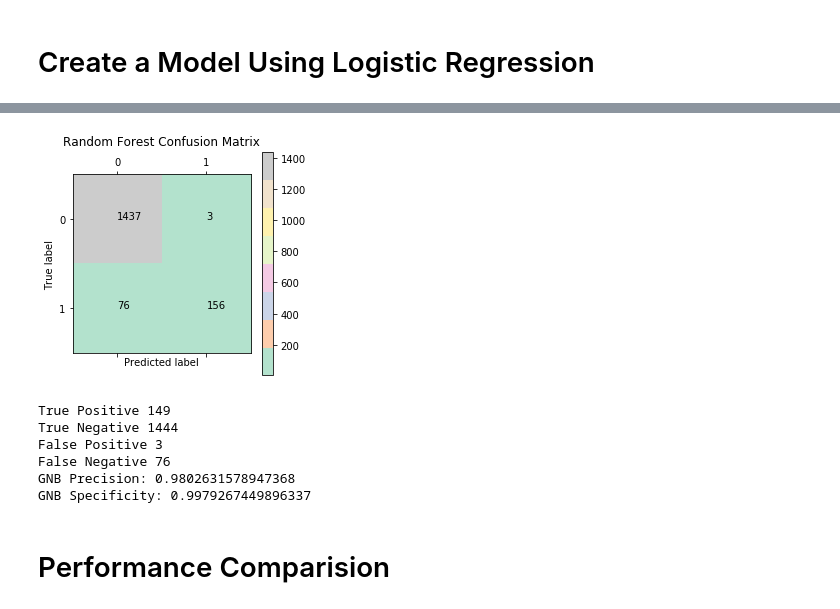
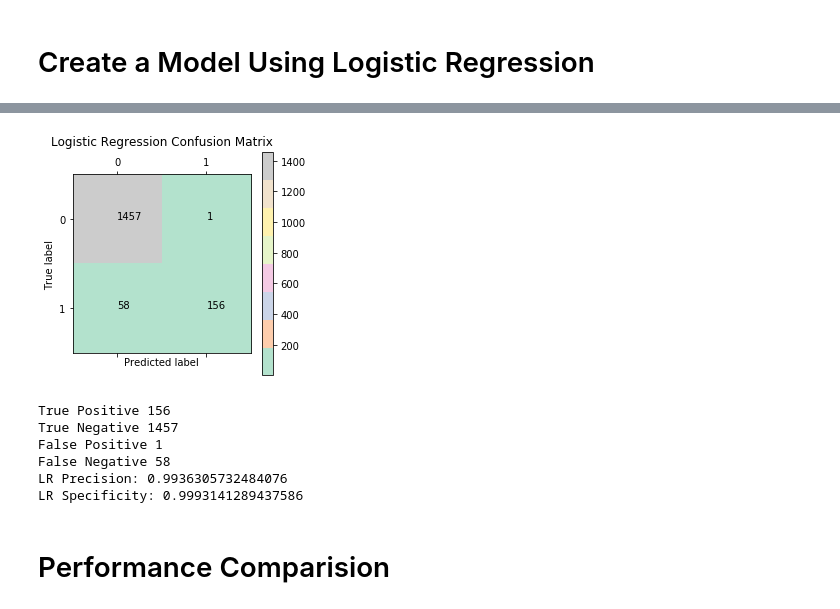
Before and after one commit to victoriajuan/ps4, a Jupyter notebook: PS4.ipynb, the cells around one changed output, grey strips where cells are left out. Saved outputs shown, nothing was run; the diff lists cells and outputs as text; code cells hidden in the pictures.

```diff
--- a/PS4.ipynb
+++ b/PS4.ipynb
@@ -217,21 +217,21 @@ AUC Score: 98.19085249042145 %
 # %%
 lr_cm = confusion_matrix(test_label, lr_predictions)
 plt.matshow(lr_cm, cmap='Pastel2')
 
 i = 0
 j = 0
 for i in range(lr_cm.shape[0]):
     for j in range(lr_cm.shape[1]):
         plt.text(i, j, lr_cm[j][i])
 
-plt.title('Random Forest Confusion Matrix', y=1.13)
+plt.title('Logistic Regression Confusion Matrix', y=1.13)
 
 plt.colorbar()
 plt.ylabel('True label')
 plt.xlabel('Predicted label')
 plt.show()
 # %% [output]
-[figure, old version]
+[figure, new version]
 # %%
 lr_TP = lr_cm[1, 1]
 lr_TN = lr_cm[0, 0]
@@ -243,16 +243,16 @@ print('True Negative', lr_TN)
 print('False Positive', lr_FP)
 print('False Negative', lr_FN)
 
-print("GNB Precision:", precision_score(test_label, lr_predictions))
+print("LR Precision:", precision_score(test_label, lr_predictions))
 
 lr_specificity = lr_TN / float(lr_TN + lr_FP)
-print("GNB Specificity:", lr_specificity)
+print("LR Specificity:", lr_specificity)
 # %% [output]
-True Positive 149
-True Negative 1444
-False Positive 3
-False Negative 76
-GNB Precision: 0.9802631578947368
-GNB Specificity: 0.9979267449896337
+True Positive 156
+True Negative 1457
+False Positive 1
+False Negative 58
+LR Precision: 0.9936305732484076
+LR Specificity: 0.9993141289437586
 # %% [markdown]
 # Performance Comparision
```
Also changed, not shown: parts of 11 cells of this notebook.
